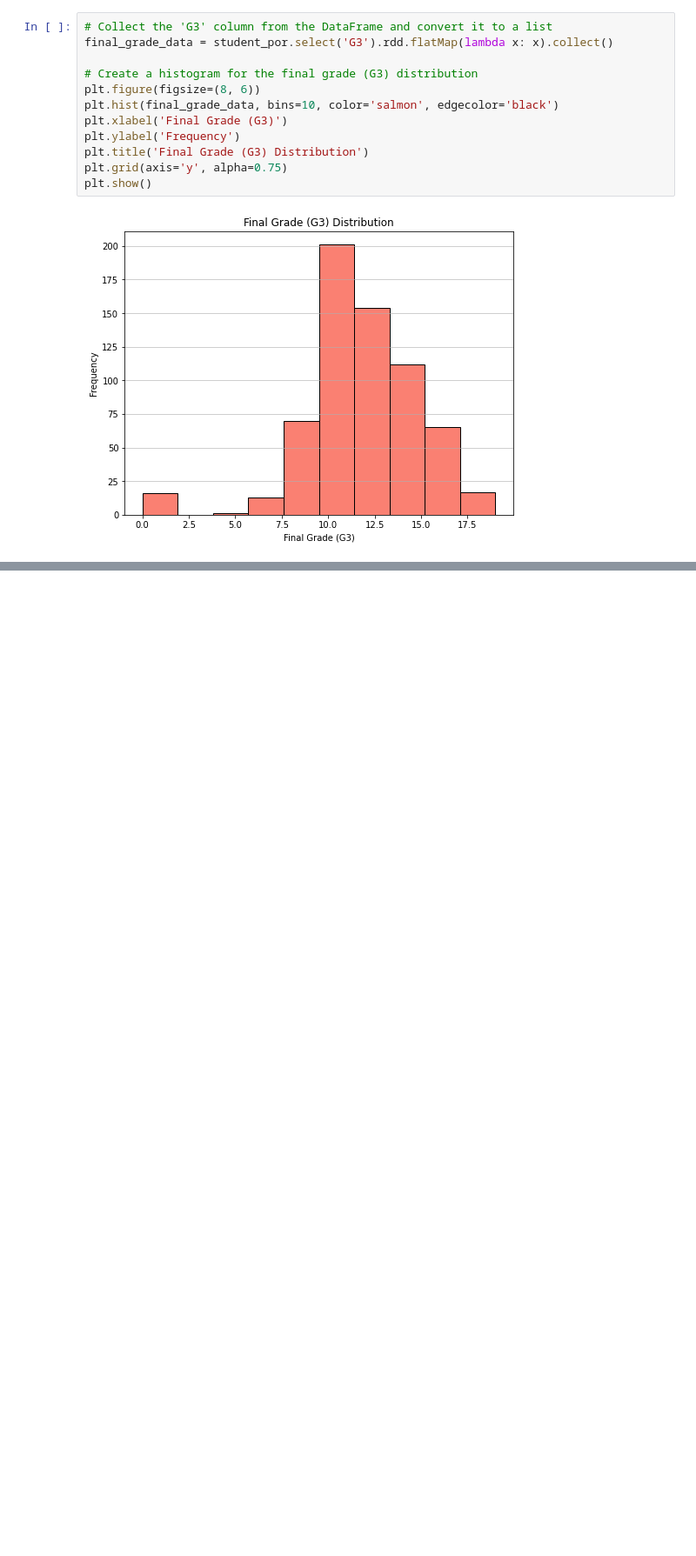
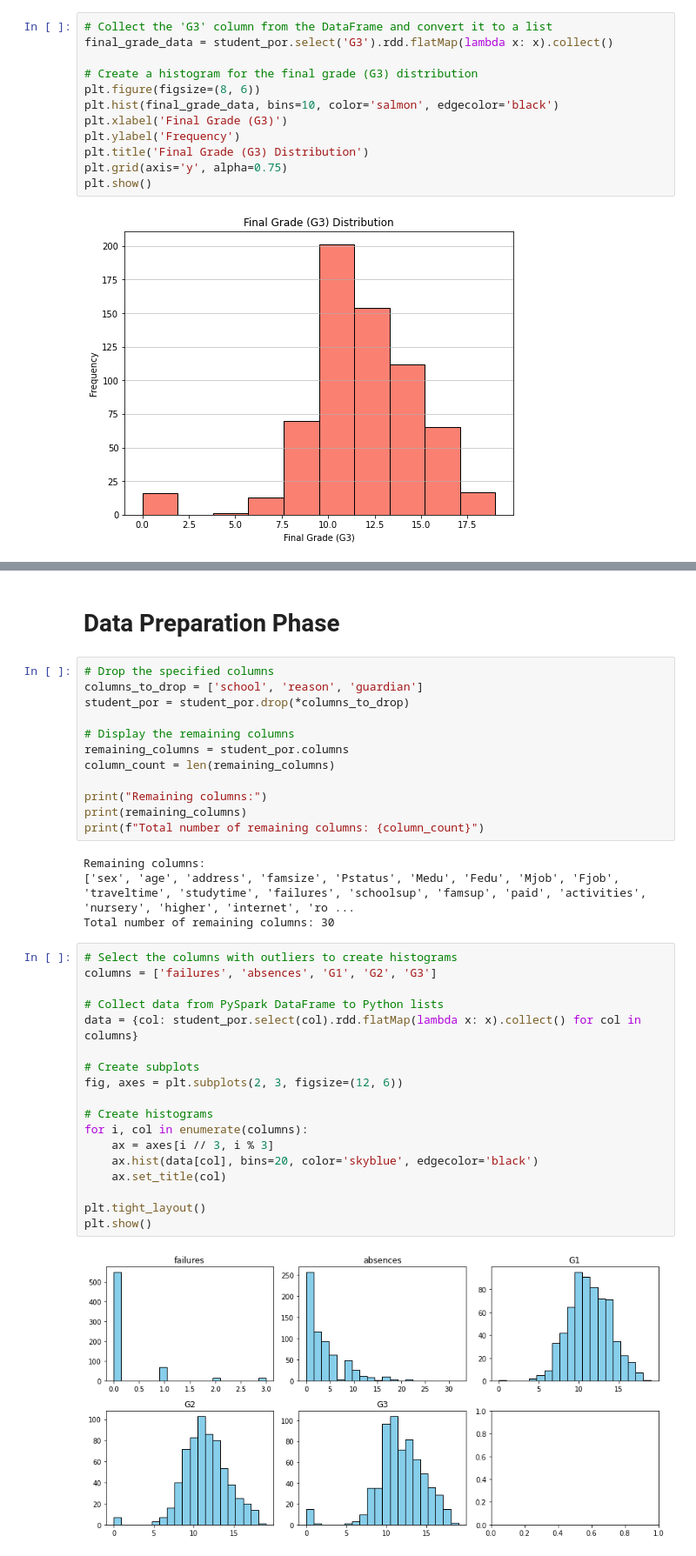
Before and after one commit to abau286/Iteration-4, a Jupyter notebook: INFOSYS 722 - Iteration 4.ipynb, the cells around one changed output, grey strips where cells are left out. Shown at 87% size. Saved outputs shown, nothing was run; the diff lists cells and outputs as text; blank space fills up the shorter version.

Commit message:
Data Preparation Phase

```diff
--- a/INFOSYS 722 - Iteration 4.ipynb
+++ b/INFOSYS 722 - Iteration 4.ipynb
@@ -144,0 +140,38 @@ EOFError
+# %% [markdown]
+# Data Preparation Phase
+# %%
+# Drop the specified columns
+columns_to_drop = ['school', 'reason', 'guardian']
+student_por = student_por.drop(*columns_to_drop)
+
+# Display the remaining columns
+remaining_columns = student_por.columns
+column_count = len(remaining_columns)
+
+print("Remaining columns:")
+print(remaining_columns)
+print(f"Total number of remaining columns: {column_count}")
+# %% [output]
+Remaining columns:
+['sex', 'age', 'address', 'famsize', 'Pstatus', 'Medu', 'Fedu', 'Mjob', 'Fjob', 'traveltime', 'studytime', 'failures', 'schoolsup', 'famsup', 'paid', 'activities', 'nursery', 'higher', 'internet', 'ro ...
+Total number of remaining columns: 30
+# %%
+# Select the columns with outliers to create histograms
+columns = ['failures', 'absences', 'G1', 'G2', 'G3']
+
+# Collect data from PySpark DataFrame to Python lists
+data = {col: student_por.select(col).rdd.flatMap(lambda x: x).collect() for col in columns}
+
+# Create subplots
+fig, axes = plt.subplots(2, 3, figsize=(12, 6))
+
+# Create histograms
+for i, col in enumerate(columns):
+    ax = axes[i // 3, i % 3]
+    ax.hist(data[col], bins=20, color='skyblue', edgecolor='black')
+    ax.set_title(col)
+
+plt.tight_layout()
+plt.show()
+# %% [output]
+[figure, added]
```
Also changed, not shown: parts of 8 cells of this notebook, 1 other file.
